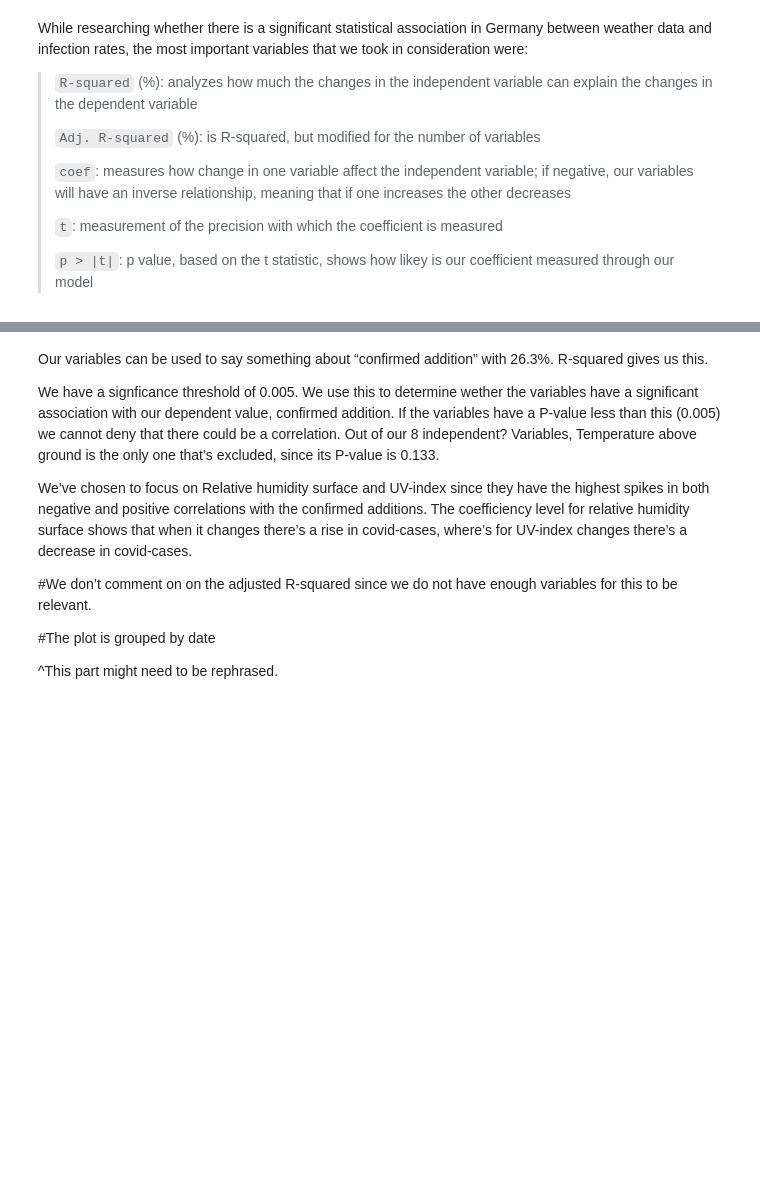
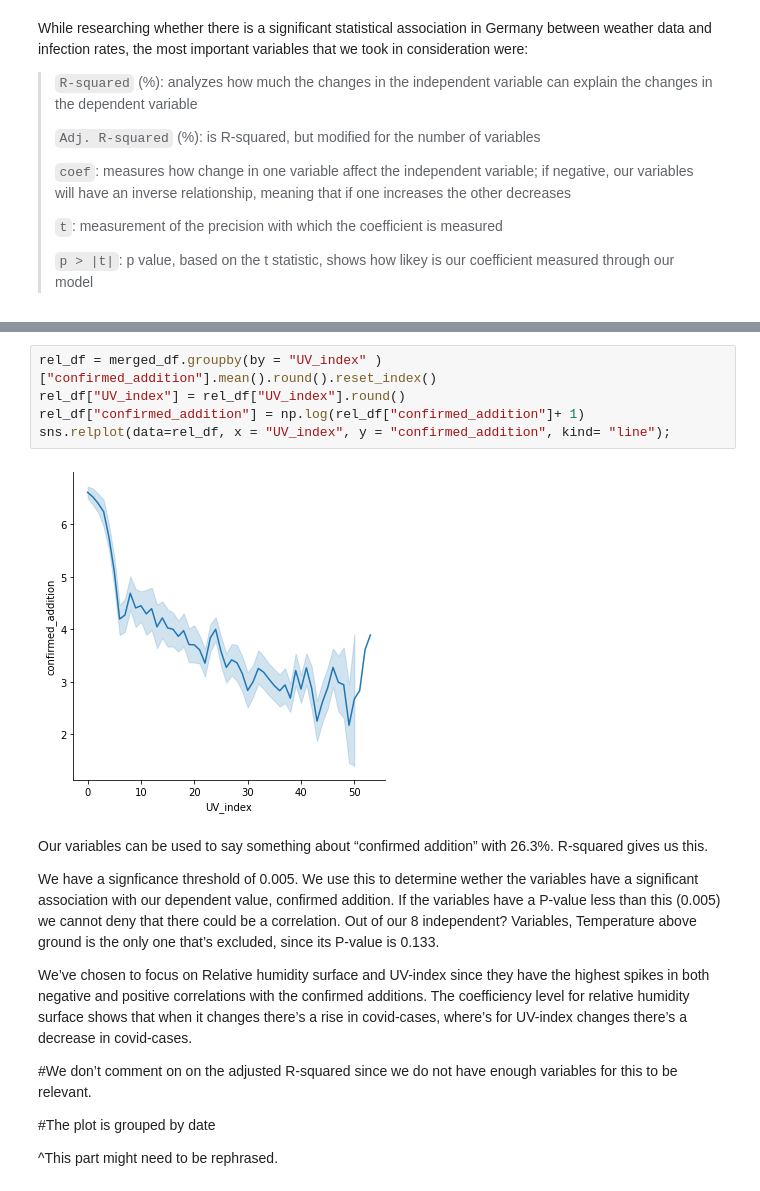
Before and after one commit to viggo-gascou/fyp2022p01g06, a Jupyter notebook: Notebooks/Report backup.ipynb, the cells around one changed output, grey strips where cells are left out. Saved outputs shown, nothing was run; the diff lists cells and outputs as text; blank space fills up the shorter version.

Commit message:
added plot for UV and cases

```diff
--- a/Notebooks/Report backup.ipynb
+++ b/Notebooks/Report backup.ipynb
@@ -343,3 +497,10 @@ pp.set(xscale="log", yscale="log");
+# %%
+rel_df = merged_df.groupby(by = "UV_index" ) ["confirmed_addition"].mean().round().reset_index()
+rel_df["UV_index"] = rel_df["UV_index"].round()
+rel_df["confirmed_addition"] = np.log(rel_df["confirmed_addition"]+ 1)
+sns.relplot(data=rel_df, x = "UV_index", y = "confirmed_addition", kind= "line");
+# %% [output]
+[figure, added]
 # %% [markdown]
 Our variables can be used to say something about “confirmed addition” with 26.3%. R-squared gives us this.
 
```
Also changed, not shown: parts of 12 cells of this notebook.
